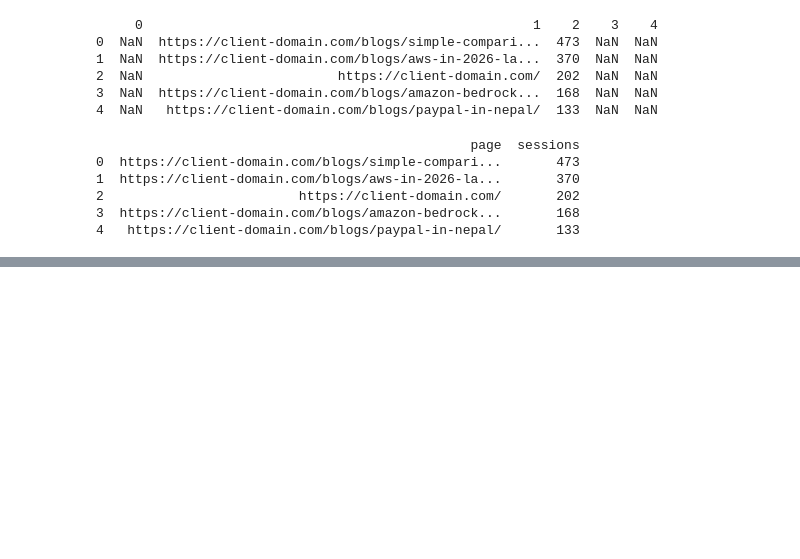
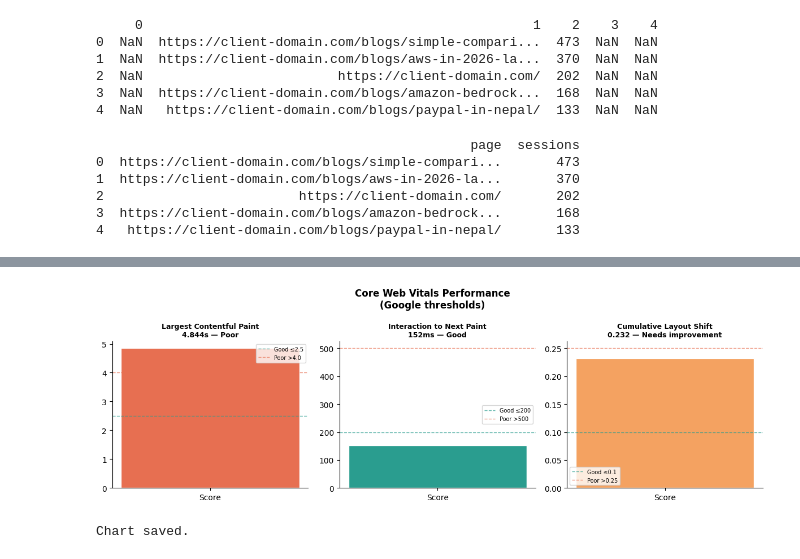
Before and after one commit to sonaml-007/SEO-Analysis, a Jupyter notebook: clarity-analysis/notebook-clarity/clarity-seo-analysis.ipynb, the cells around one changed output, grey strips where cells are left out. Cells and saved outputs as stored; diff of their text form; code cells hidden in the pictures; blank space fills up the shorter version.

```diff
--- a/clarity-analysis/notebook-clarity/clarity-seo-analysis.ipynb
+++ b/clarity-analysis/notebook-clarity/clarity-seo-analysis.ipynb
@@ -161,0 +542,41 @@ print(top_pages.head())
+# %%
+# Performance thresholds (Google standards)
+thresholds = {
+    'LCP (Largest Contentful Paint)': {'good': 2.5, 'poor': 4.0, 'unit': 's', 'value': 4.844},
+    'INP (Interaction to Next Paint)': {'good': 200, 'poor': 500, 'unit': 'ms', 'value': 152},
+    'CLS (Cumulative Layout Shift)': {'good': 0.1, 'poor': 0.25, 'unit': '', 'value': 0.232},
+}
+
+fig, axes = plt.subplots(1, 3, figsize=(12, 4))
+
+for ax, (metric, data) in zip(axes, thresholds.items()):
+    val = data['value']
+    good = data['good']
+    poor = data['poor']
+
+    if val <= good:
+        color = '#2A9D8F'
+        status = 'Good'
+    elif val <= poor:
+        color = '#F4A261'
+        status = 'Needs improvement'
+    else:
+        color = '#E76F51'
+        status = 'Poor'
+
+    ax.bar(['Score'], [val], color=color, width=0.4, edgecolor='white')
+    ax.axhline(y=good, color='#2A9D8F', linestyle='--', linewidth=1, alpha=0.7, label=f'Good ≤{good}')
+    ax.axhline(y=poor, color='#E76F51', linestyle='--', linewidth=1, alpha=0.7, label=f'Poor >{poor}')
+    ax.set_title(f'{metric.split("(")[1].rstrip(")")}\n{val}{data["unit"]} — {status}', fontsize=9, fontweight='bold')
+    ax.legend(fontsize=7)
+    ax.spines['top'].set_visible(False)
+    ax.spines['right'].set_visible(False)
+
+plt.suptitle('Core Web Vitals Performance\n(Google thresholds)', fontsize=12, fontweight='bold')
+plt.tight_layout()
+plt.savefig('../output-clarity/chart/core_web_vitals.png', dpi=150, bbox_inches='tight')
+plt.show()
+print("Chart saved.")
+# %% [output]
+[figure, added]
+Chart saved.
```
Also changed, not shown: parts of 21 cells of this notebook, 6 other files.
